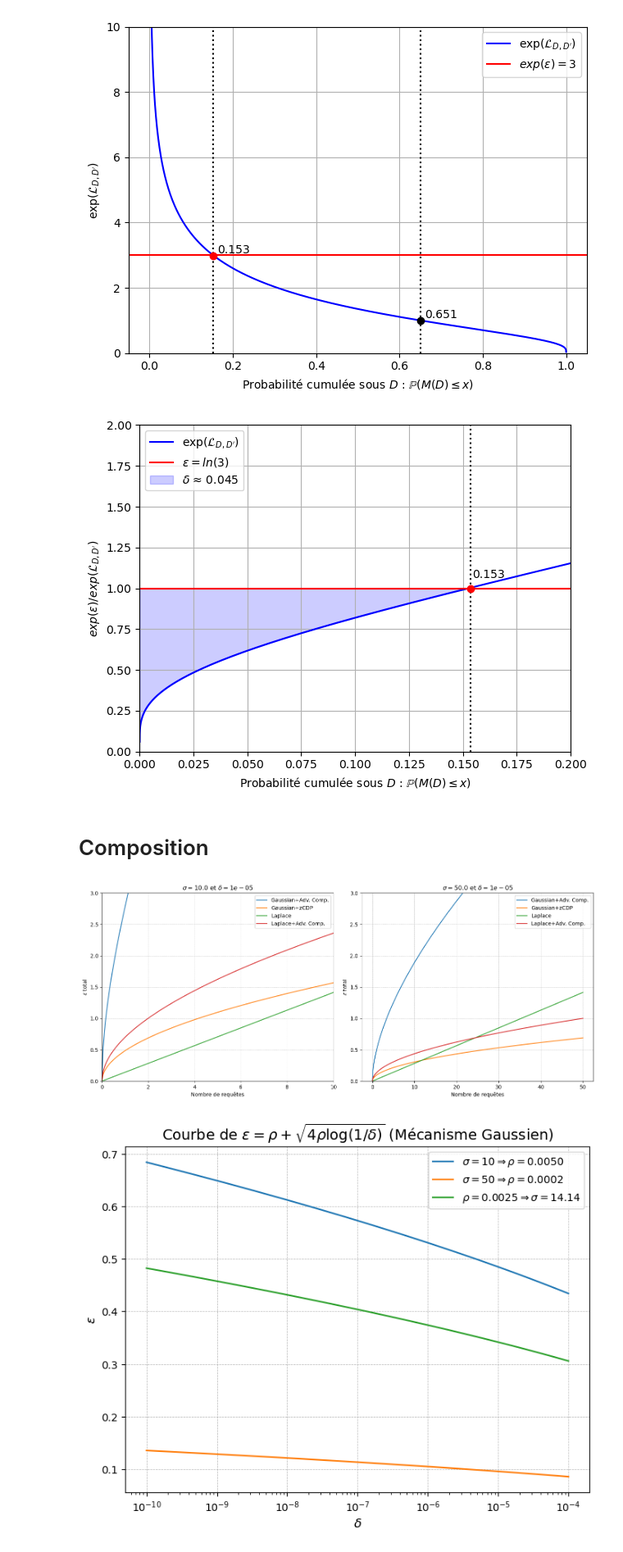
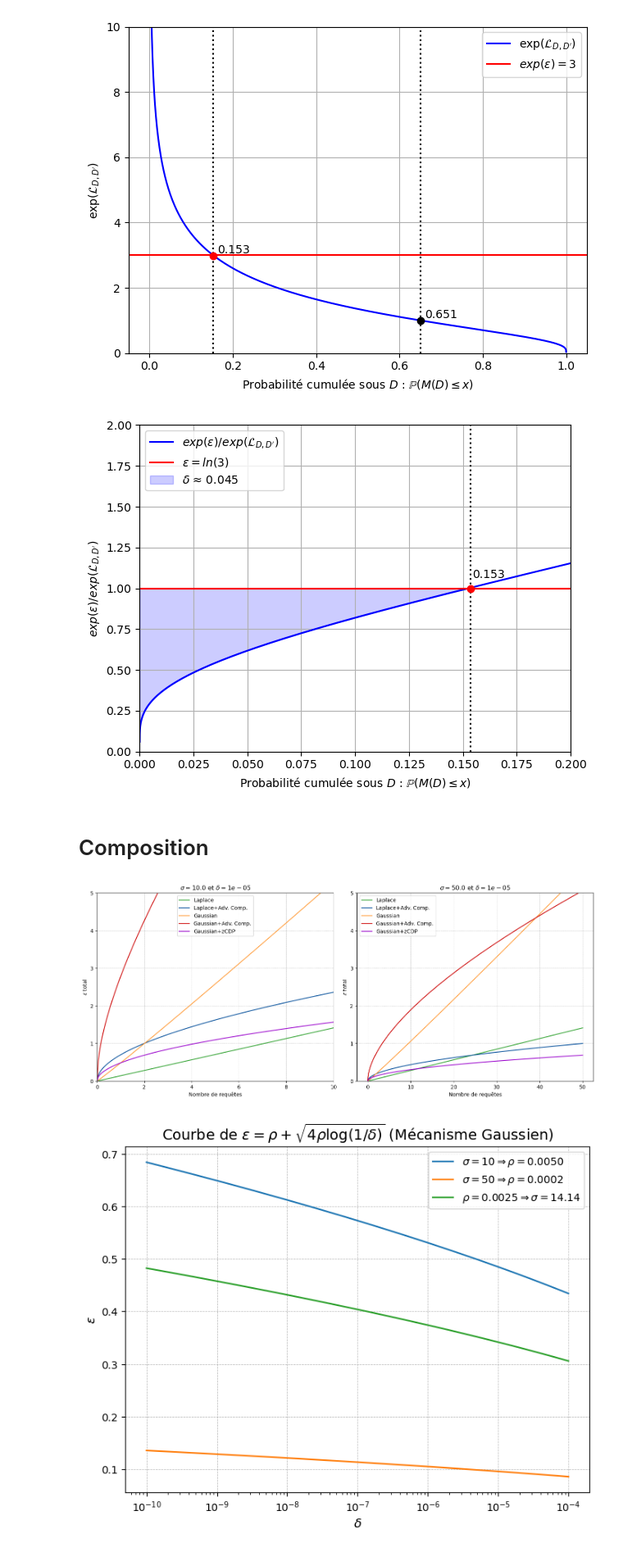
Before and after one commit to InseeFrLab/diff-privacy, a Jupyter notebook: Understand_dp.ipynb, the cells around one changed output. Shown at 82% size. Drawn from its saved outputs; the diff is of its cells as text; code cells hidden in the pictures.

```diff
--- a/Understand_dp.ipynb
+++ b/Understand_dp.ipynb
@@ -214,7 +214,7 @@ cdf_min_2 = cdf_y1[idx_min_2]
 y_min_2 = ratio[idx_min_2]
 
 # Tracé
-plt.plot(cdf_y1, 3/ratio, color='blue', label=r"$\exp(\mathcal{L}_{D, D'})$")
+plt.plot(cdf_y1, 3/ratio, color='blue', label=r"$exp(\varepsilon)/exp(\mathcal{L}_{D, D'})$")
 
 plt.axhline(y=1, color='red', label=r"$\varepsilon = ln(3)$")
 plt.axvline(x=cdf_min_2, linestyle='dotted', color='black')
@@ -236,7 +236,7 @@ plt.legend()
 plt.tight_layout()
 plt.show()
 # %% [output]
-[figure, old version]
+[figure, new version]
 # %% [markdown]
 # Composition
 # %%
@@ -247,13 +247,25 @@ from scipy.stats import norm, laplace
 # Paramètres
 delta = 1e-5
 xs = np.linspace(0, 50, 1000)
-delta_gauss = delta / (xs + 1)
+delta_gauss = delta / xs
+delta_gauss_adv = delta / (xs + 1)
+
+colors = {
+    "laplace": "#2ca02c",       # vert
+    "laplace_adv": "#004c99",   # bleu foncé
+    "gauss": "#ff9933",         # orange
+    "gauss_adv": "#cc0000",     # rouge
+    "gauss_zcdp": "#9900cc",    # violet
+}
 
 # Cas sigma = 10
 sigma_1 = 10.0
 gauss_eps_1 = np.sqrt(2 * np.log(1.25 / delta_gauss)) / sigma_1
+gauss_eps_adv_1 = np.sqrt(2 * np.log(1.25 / delta_gauss_adv)) / sigma_1
+
+ys_gauss_1 = [xs[i] * gauss_eps_1[i] for i in range(len(xs))]
 ys_gauss_adv_1 = [
-    gauss_eps_1[i] * np.sqrt(2 * xs[i] * np.log(1 / delta_gauss[i])) + xs[i] * gauss_eps_1[i] * (np.exp(gauss_eps_1[i]) - 1)
+    gauss_eps_adv_1[i] * np.sqrt(2 * xs[i] * np.log(1 / delta_gauss_adv[i])) + xs[i] * gauss_eps_adv_1[i] * (np.exp(gauss_eps_adv_1[i]) - 1)
     for i in range(len(xs))
 ]
 
@@ -270,8 +282,11 @@ ys_lap_adv_1 = [
 # Cas sigma = 50
 sigma_2 = 50.0
 gauss_eps_2 = np.sqrt(2 * np.log(1.25 / delta_gauss)) / sigma_2
+gauss_eps_adv_2 = np.sqrt(2 * np.log(1.25 / delta_gauss_adv)) / sigma_2
+
+ys_gauss_2 = [xs[i] * gauss_eps_2[i] for i in range(len(xs))]
 ys_gauss_adv_2 = [
-    gauss_eps_2[i] * np.sqrt(2 * xs[i] * np.log(1 / delta_gauss[i])) + xs[i] * gauss_eps_2[i] * (np.exp(gauss_eps_2[i]) - 1)
+    gauss_eps_adv_2[i] * np.sqrt(2 * xs[i] * np.log(1 / delta_gauss_adv[i])) + xs[i] * gauss_eps_adv_2[i] * (np.exp(gauss_eps_adv_2[i]) - 1)
     for i in range(len(xs))
 ]
 
@@ -279,44 +294,46 @@ rho_2 = 1 / (2 * sigma_2**2)
 ys_gauss_zcdp_2 = [(k * rho_2) + 2 * np.sqrt((k * rho_2) * np.log(1 / delta)) for k in xs]
 lap_eps_2 = np.sqrt(2) / sigma_2
 ys_lap_2 = [k * lap_eps_2 for k in xs]
 ys_lap_adv_2 = [
     lap_eps_2 * np.sqrt(2 * k * np.log(1 / delta)) + k * lap_eps_2 * (np.exp(lap_eps_2) - 1)
     for k in xs
 ]
 
 # Création des graphiques côte à côte
 fig, axs = plt.subplots(1, 2, figsize=(14, 6))
 
 # Graphique pour sigma = 10
-axs[0].plot(xs, ys_gauss_adv_1, label="Gaussian+Adv. Comp.")
-axs[0].plot(xs, ys_gauss_zcdp_1, label="Gaussian+zCDP")
-axs[0].plot(xs, ys_lap_1, label="Laplace")
-axs[0].plot(xs, ys_lap_adv_1, label="Laplace+Adv. Comp.")
+axs[0].plot(xs, ys_lap_1, label="Laplace", color=colors["laplace"])
+axs[0].plot(xs, ys_lap_adv_1, label="Laplace+Adv. Comp.", color=colors["laplace_adv"])
+axs[0].plot(xs, ys_gauss_1, label="Gaussian", color=colors["gauss"])
+axs[0].plot(xs, ys_gauss_adv_1, label="Gaussian+Adv. Comp.", color=colors["gauss_adv"])
+axs[0].plot(xs, ys_gauss_zcdp_1, label="Gaussian+zCDP", color=colors["gauss_zcdp"])
 axs[0].set_xlabel('Nombre de requêtes')
 axs[0].set_xlim(0, 10)
 axs[0].set_ylabel(r'$\epsilon$ total')
-axs[0].set_ylim(0, 3.0)
+axs[0].set_ylim(0, 5.0)
 axs[0].set_title(rf'$\sigma={sigma_1}$ et $\delta={delta}$')
 axs[0].legend()
 axs[0].grid(True, linestyle='--', linewidth=0.5)
 
 # Graphique pour sigma = 50
-axs[1].plot(xs, ys_gauss_adv_2, label="Gaussian+Adv. Comp.")
-axs[1].plot(xs, ys_gauss_zcdp_2, label="Gaussian+zCDP")
-axs[1].plot(xs, ys_lap_2, label="Laplace")
-axs[1].plot(xs, ys_lap_adv_2, label="Laplace+Adv. Comp.")
+axs[1].plot(xs, ys_lap_2, label="Laplace", color=colors["laplace"])
+axs[1].plot(xs, ys_lap_adv_2, label="Laplace+Adv. Comp.", color=colors["laplace_adv"])
+axs[1].plot(xs, ys_gauss_2, label="Gaussian", color=colors["gauss"])
+axs[1].plot(xs, ys_gauss_adv_2, label="Gaussian+Adv. Comp.", color=colors["gauss_adv"])
+axs[1].plot(xs, ys_gauss_zcdp_2, label="Gaussian+zCDP", color=colors["gauss_zcdp"])
 axs[1].set_xlabel('Nombre de requêtes')
 axs[1].set_ylabel(r'$\epsilon$ total')
-axs[1].set_ylim(0, 3.0)
+axs[1].set_ylim(0, 5.0)
 axs[1].set_title(rf'$\sigma={sigma_2}$ et $\delta={delta}$')
 axs[1].legend()
 axs[1].grid(True, linestyle='--', linewidth=0.5)
 
 # Affichage
 plt.tight_layout()
 plt.show()
 # %% [output]
-[figure, old version]
+[figure, new version]
 # %%
 # Plage de valeurs pour delta (échelle logarithmique)
 delta_values = np.logspace(-10, -4, 100)
```
